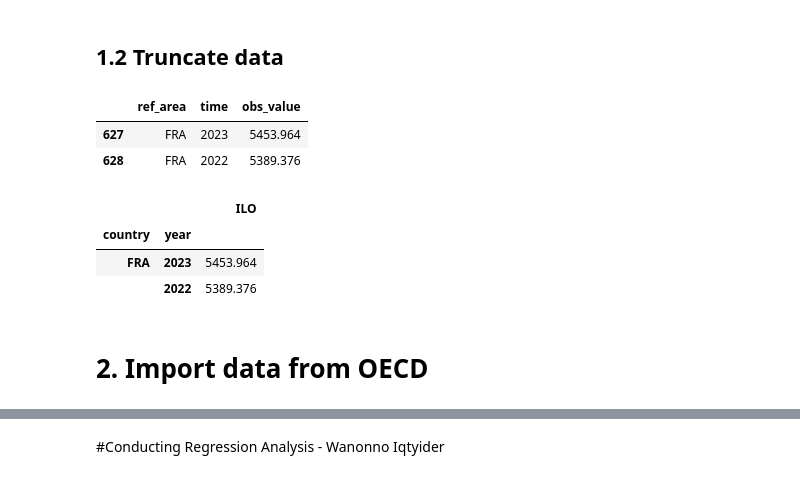
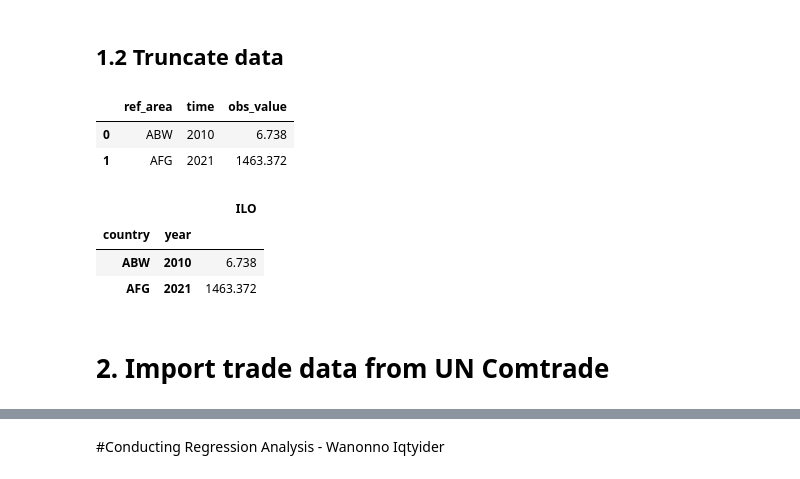
Before and after one commit to Graspp-25-Spring/graspp-25S-trade, a Jupyter notebook: notebooks/milestone_1.ipynb, the cells around one changed output, grey strips where cells are left out. Saved outputs shown, nothing was run; the diff lists cells and outputs as text; code cells hidden in the pictures.

```diff
--- a/notebooks/milestone_1.ipynb
+++ b/notebooks/milestone_1.ipynb
@@ -57,12 +60,12 @@ array(['ABW', 'AFG', 'AGO', 'ALB', 'ARE', 'ARG', 'ARM', 'AUS', 'AUT',
 # %% [markdown]
 ## 1.2 Truncate data
 # %%
-df_ilo_extract = df_ilo.loc[df_ilo.ref_area.isin(["USA", "FRA"]), ["ref_area", "time", "obs_value"]]
+df_ilo_extract = df_ilo.loc[:, ["ref_area", "time", "obs_value"]]
 df_ilo_extract.head(2)
 # %% [output]
 |  | ref_area | time | obs_value |
-| 627 | FRA | 2023 | 5453.964 |
-| 628 | FRA | 2022 | 5389.376 |
+| 0 | ABW | 2010 | 6.738 |
+| 1 | AFG | 2021 | 1463.372 |
 # %%
 def_ilo_renamed = df_ilo_extract.rename({"ref_area": "country", "time": "year", "obs_value": "ILO"}, axis="columns")
 df_ilo_clean = def_ilo_renamed.set_index(["country", "year"])
@@ -70,7 +73,7 @@ df_ilo_clean.head(2)
 # %% [output]
 |  |  | ILO |
 | country | year |  |
-| FRA | 2023 | 5453.964 |
-|  | 2022 | 5389.376 |
+| ABW | 2010 | 6.738 |
+| AFG | 2021 | 1463.372 |
 # %% [markdown]
-# 2. Import data from OECD
+# 2. Import trade data from UN Comtrade
```
Also changed, not shown: parts of 27 cells of this notebook, 3 other files.
